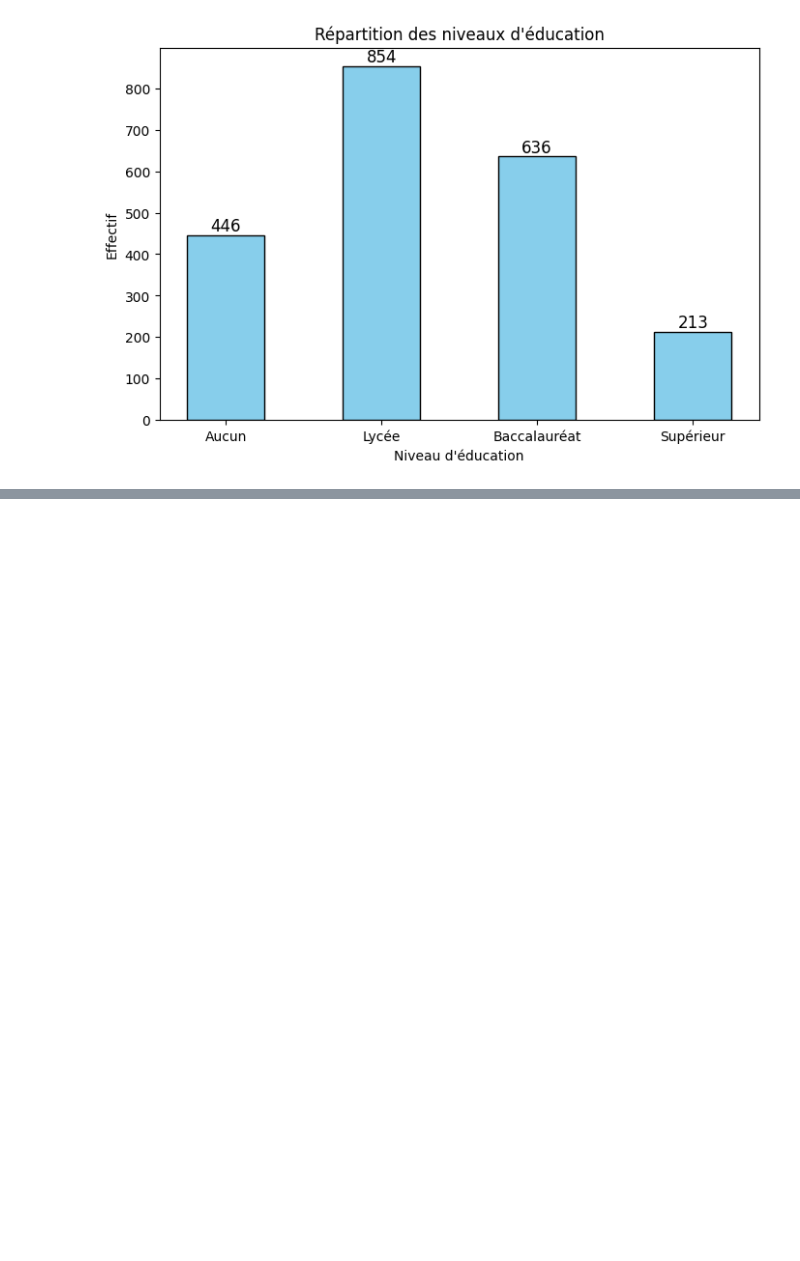
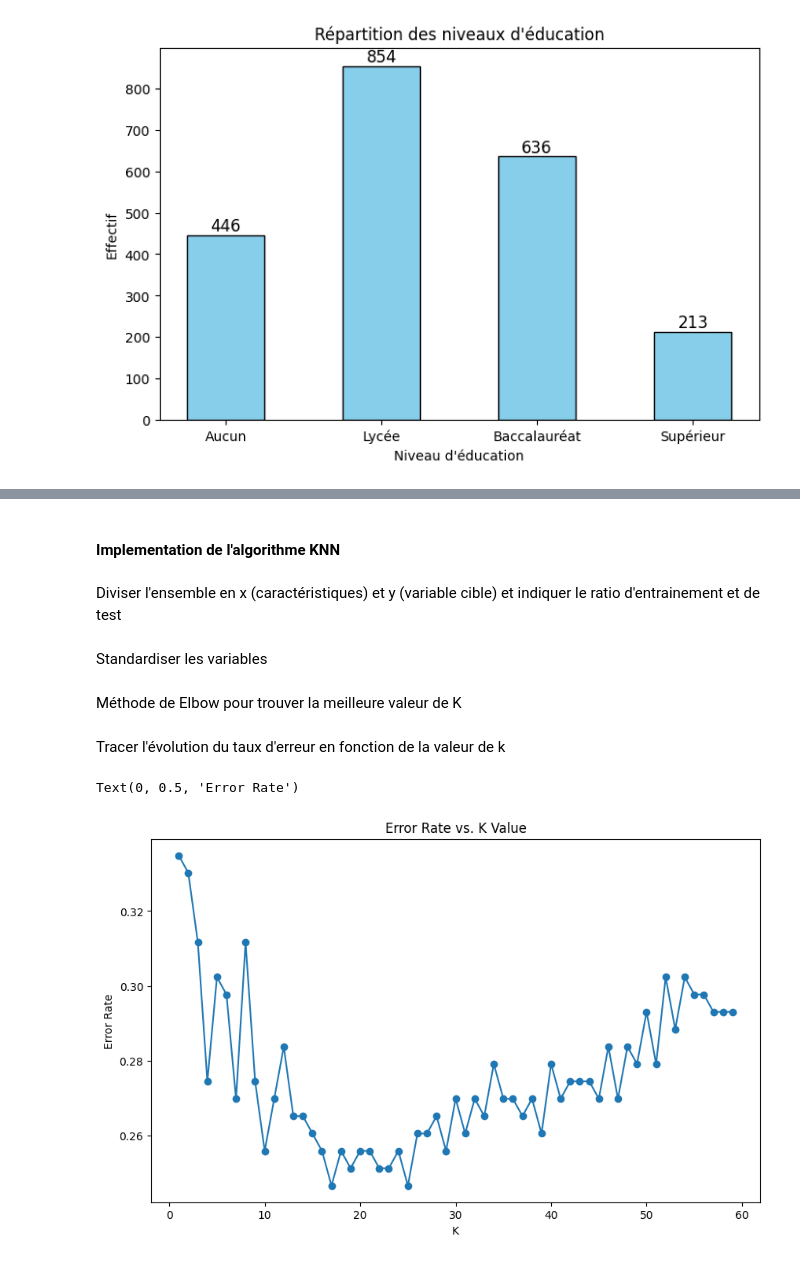
Before and after one commit to Mezouarch/Projet-data-IA, a Jupyter notebook: projet_data_alzheimer.ipynb, the cells around one changed output, grey strips where cells are left out. Cells and saved outputs as stored; diff of their text form; code cells hidden in the pictures; blank space fills up the shorter version.

```diff
--- a/projet_data_alzheimer.ipynb
+++ b/projet_data_alzheimer.ipynb
@@ -270,0 +317,46 @@ plt.show()
+# %% [markdown]
+#### Implementation de l'algorithme KNN
+# %% [markdown]
+Diviser l'ensemble en x (caractéristiques) et y (variable cible) et indiquer le ratio d'entrainement et de test
+# %%
+from sklearn.preprocessing import StandardScaler
+x = df.drop('Diagnosis', axis=1)
+y = df['Diagnosis']
+from sklearn.model_selection import train_test_split
+x_train, x_test, y_train, y_test = train_test_split(x, y, test_size=0.10, random_state=42)
+# %% [markdown]
+Standardiser les variables
+# %%
+scaler = StandardScaler()
+scaler.fit(x_train)
+x_train = scaler.transform(x_train)
+x_test = scaler.transform(x_test)
+# %% [markdown]
+Méthode de Elbow pour trouver la meilleure valeur de K
+# %%
+from sklearn.metrics import confusion_matrix, ConfusionMatrixDisplay, accuracy_score, classification_report
+from sklearn.neighbors import KNeighborsClassifier
+error_rate = []
+
+K = 60
+
+for i in range(1, K):
+    knn = KNeighborsClassifier(n_neighbors=i)
+
+    knn.fit(x_train,y_train)
+
+    pred_i = knn.predict(x_test)
+
+    test_error = 1 - accuracy_score(y_test,pred_i)
+    error_rate.append(test_error)
+# %% [markdown]
+Tracer l'évolution du taux d'erreur en fonction de la valeur de k
+# %%
+plt.figure(figsize=(10,6))
+plt.plot(range(1,60),error_rate, marker='o')
+plt.title('Error Rate vs. K Value')
+plt.xlabel('K')
+plt.ylabel('Error Rate')
+# %% [output]
+Text(0, 0.5, 'Error Rate')
+[figure, added]
```
Also changed, not shown: parts of 18 cells of this notebook.
